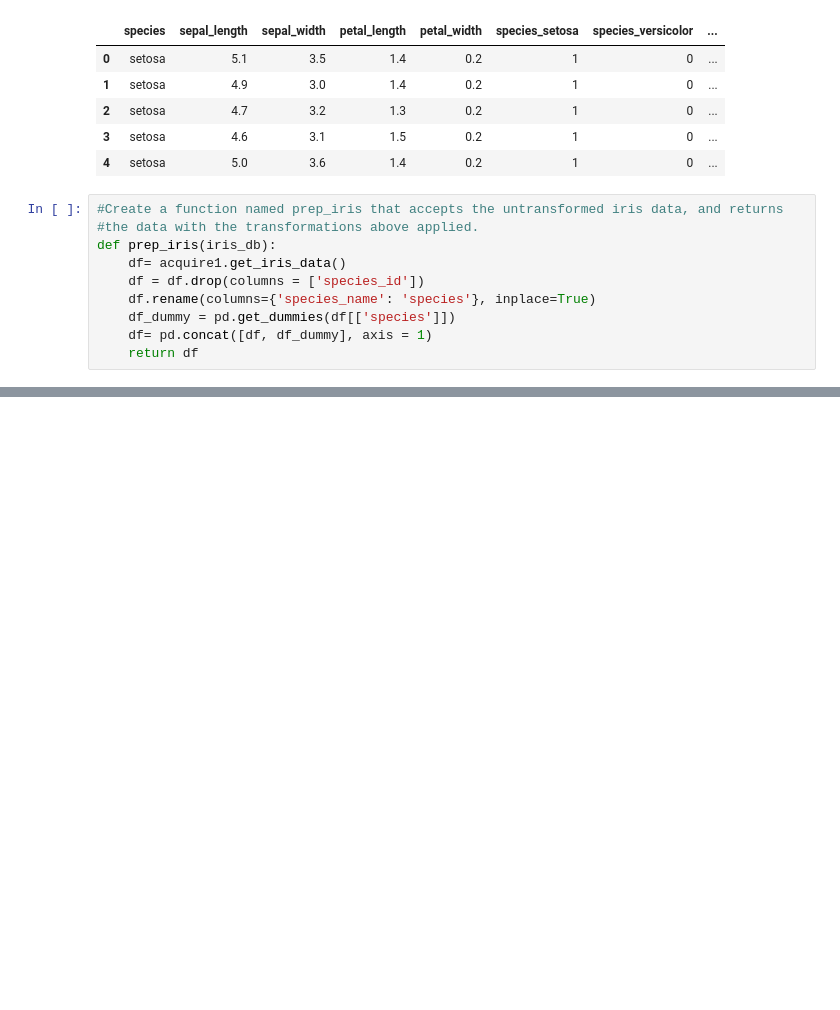
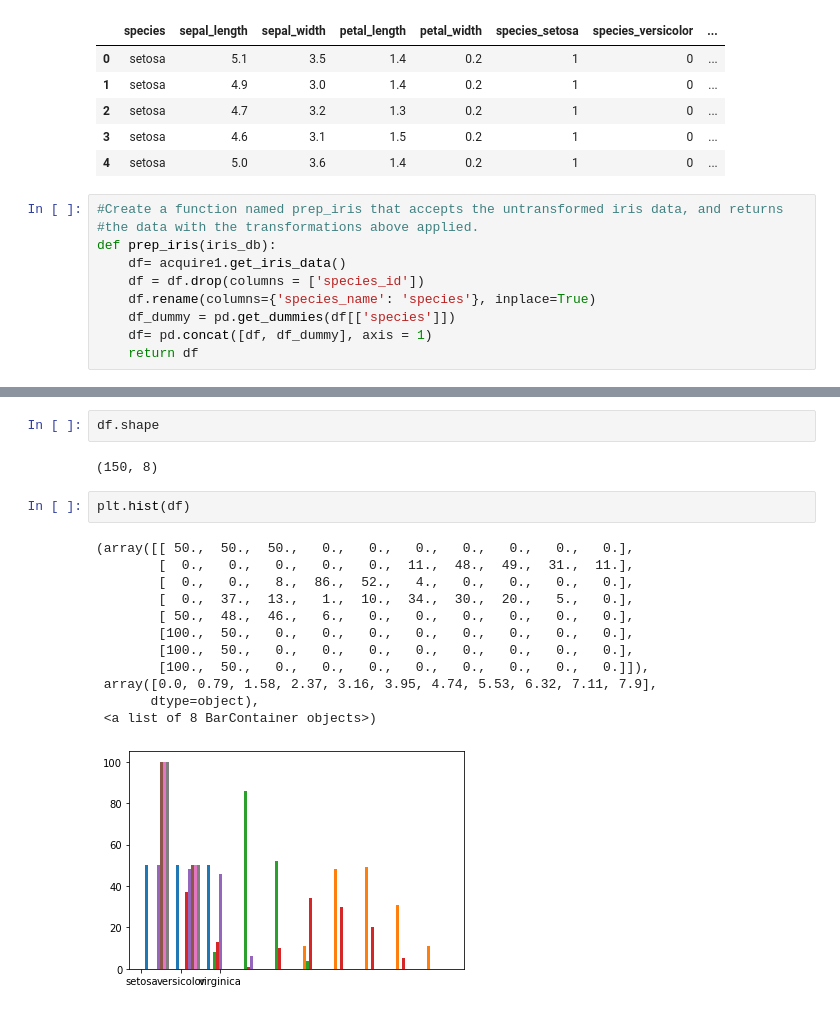
Before and after one commit to SLawsonWoods/classification-exercises, a Jupyter notebook: prepare1.ipynb, the cells around one changed output, grey strips where cells are left out. Drawn from its saved outputs; the diff is of its cells as text; blank space fills up the shorter version.

```diff
--- a/prepare1.ipynb
+++ b/prepare1.ipynb
@@ -157,0 +240,19 @@ def prep_iris(iris_db):
+# %%
+df.shape
+# %% [output]
+(150, 8)
+# %%
+plt.hist(df)
+# %% [output]
+(array([[ 50.,  50.,  50.,   0.,   0.,   0.,   0.,   0.,   0.,   0.],
+        [  0.,   0.,   0.,   0.,   0.,  11.,  48.,  49.,  31.,  11.],
+        [  0.,   0.,   8.,  86.,  52.,   4.,   0.,   0.,   0.,   0.],
+        [  0.,  37.,  13.,   1.,  10.,  34.,  30.,  20.,   5.,   0.],
+        [ 50.,  48.,  46.,   6.,   0.,   0.,   0.,   0.,   0.,   0.],
+        [100.,  50.,   0.,   0.,   0.,   0.,   0.,   0.,   0.,   0.],
+        [100.,  50.,   0.,   0.,   0.,   0.,   0.,   0.,   0.,   0.],
+        [100.,  50.,   0.,   0.,   0.,   0.,   0.,   0.,   0.,   0.]]),
+ array([0.0, 0.79, 1.58, 2.37, 3.16, 3.95, 4.74, 5.53, 6.32, 7.11, 7.9],
+       dtype=object),
+ <a list of 8 BarContainer objects>)
+[figure, added]
```
Also changed, not shown: parts of 8 cells of this notebook, 1 other file.
